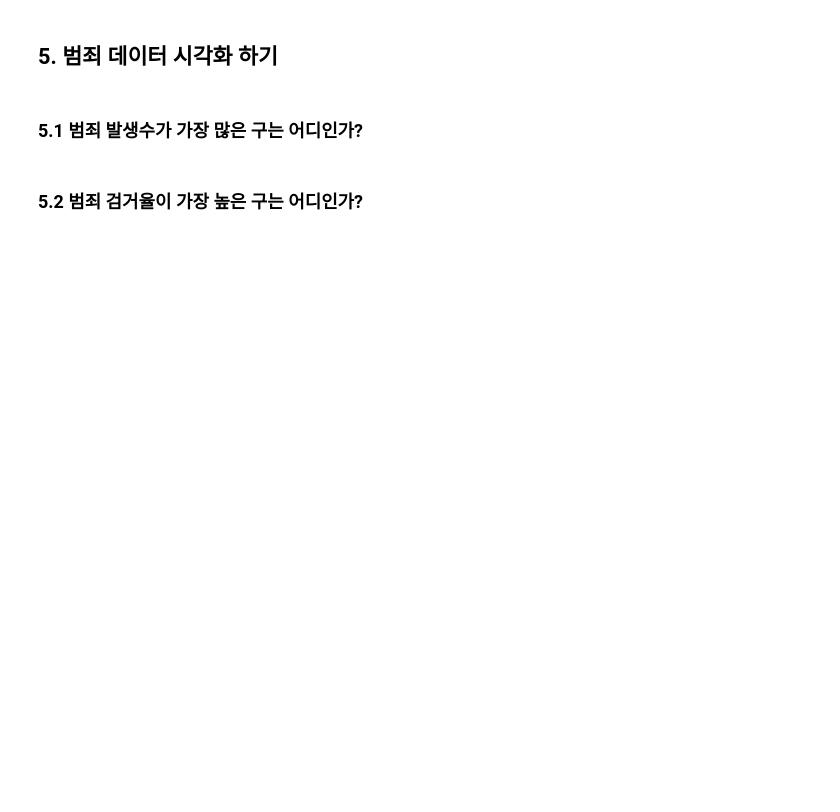
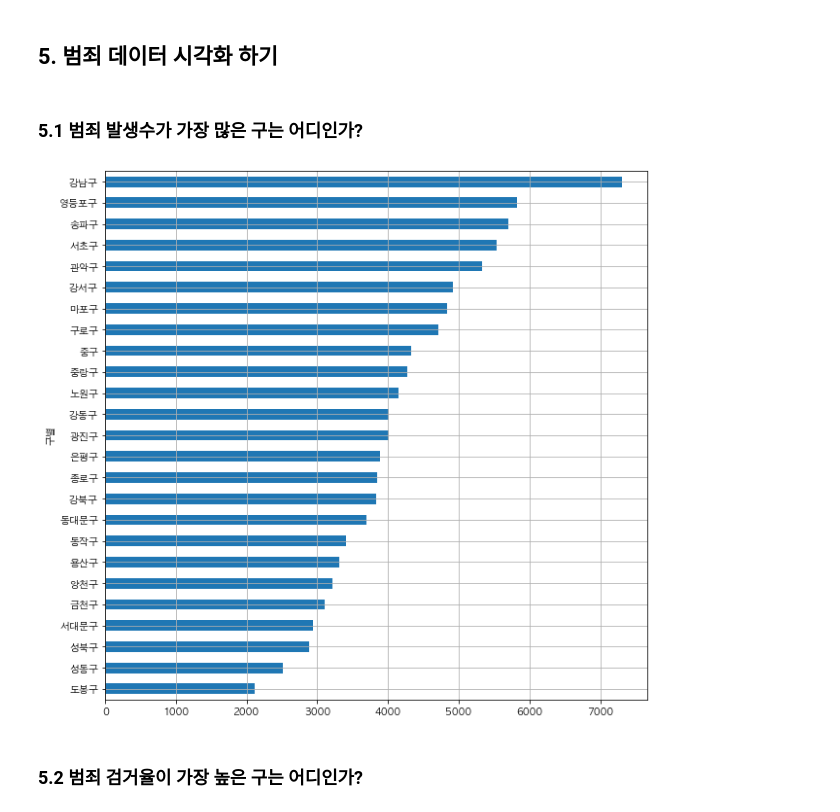
Before and after one commit to dongcheolpark/school, a Jupyter notebook: AI와데이터사회/week2/AI_2주차_실습파일_오프라인/AI_2주차_학습활동_서울시 범죄현황 데이터를 통한 CCTV설치 지역 파악하기_Typing.ipynb, the cells around one changed output. Cells and saved outputs as stored; diff of their text form; code cells hidden in the pictures; blank space fills up the shorter version.

```diff
--- a/AI와데이터사회/week2/AI_2주차_실습파일_오프라인/AI_2주차_학습활동_서울시 범죄현황 데이터를 통한 CCTV설치 지역 파악하기_Typing.ipynb
+++ b/AI와데이터사회/week2/AI_2주차_실습파일_오프라인/AI_2주차_학습활동_서울시 범죄현황 데이터를 통한 CCTV설치 지역 파악하기_Typing.ipynb
@@ -82,2 +133,4 @@ Crime_Seoul
 # %%
 #0,1행 삭제 (index=[0,1], axis=0, inplace=True)
+Crime_Seoul.drop(index=[0,1],axis=0,inplace=True)
+Crime_Seoul.head()
@@ -84,2 +144,4 @@ Crime_Seoul
 # %%
 #기존 인덱스를 버리고 인덱스 0부터 다시 설정 (drop=True, inplace=True)
+Crime_Seoul.reset_index(drop=True,inplace=True)
+Crime_Seoul.head()
@@ -116,11 +252,11 @@ Crime_Seoul.info()
 #예시) Crime_Seoul['검거율'] = Crime_Seoul['검거합계']/ Crime_Seoul['발생합계']  * 100
 #예시) Crime_Seoul['살인검거율'] = Crime_Seoul['살인검거']/ Crime_Seoul['살인']  * 100
 
-Crime_Seoul['검거율'] =
-Crime_Seoul['살인검거율'] =
-Crime_Seoul['강도검거율'] =
-Crime_Seoul['강간강제추행검거율'] =
-Crime_Seoul['절도검거율'] =
-Crime_Seoul['폭력검거율'] =
+Crime_Seoul['검거율'] = Crime_Seoul['검거합계']/ Crime_Seoul['발생합계'] * 100
+Crime_Seoul['살인검거율'] = Crime_Seoul['살인검거']/ Crime_Seoul['살인'] * 100
+Crime_Seoul['강도검거율'] = Crime_Seoul['강도검거']/ Crime_Seoul['강도'] * 100
+Crime_Seoul['강간강제추행검거율'] = Crime_Seoul['강간강제추행검거']/ Crime_Seoul['강간강제추행'] * 100
+Crime_Seoul['절도검거율'] = Crime_Seoul['절도검거']/ Crime_Seoul['절도'] * 100
+Crime_Seoul['폭력검거율'] = Crime_Seoul['폭력검거']/ Crime_Seoul['폭력'] * 100
 
 Crime_Seoul.head()
@@ -129,6 +272,8 @@ Crime_Seoul.head()
 # %%
 #각 범죄의 검거 열은 삭제, 검거수는 검거율로 대체해 사용
 #(columns=['살인검거','강도검거','강간강제추행검거','절도검거', '폭력검거'], axis=1, inplace=True)
+
+Crime_Seoul.drop(columns=['살인검거','강도검거','강간강제추행검거','절도검거', '폭력검거'], axis=1, inplace=True)
 # %% [markdown]
 ### 4-4. 범죄의 검거율이 가장 높은/낮은 상위 5개구는 어디일까?
 # %%
@@ -174,8 +359,12 @@ else :
 # %% [markdown]
 ### 5.1 범죄 발생수가 가장 많은 구는 어디인가?
 # %%
-#막대 그래프 그리기
-# '발생합계로 소팅하여 막대 그래프 그리기
+#막대 그래프 그리
+#'발생합계로 소팅하여 막대 그래프 그리기
+Crime_Seoul['발생합계'].sort_values().plot(kind = 'barh',grid = True,figsize = (10,10))
+plt.show()
+# %% [output]
+[figure, added]
 # %% [markdown]
 ### 5.2 범죄 검거율이 가장 높은 구는 어디인가?
 # %%
```
Also changed, not shown: parts of 29 cells of this notebook, 31 other files.
